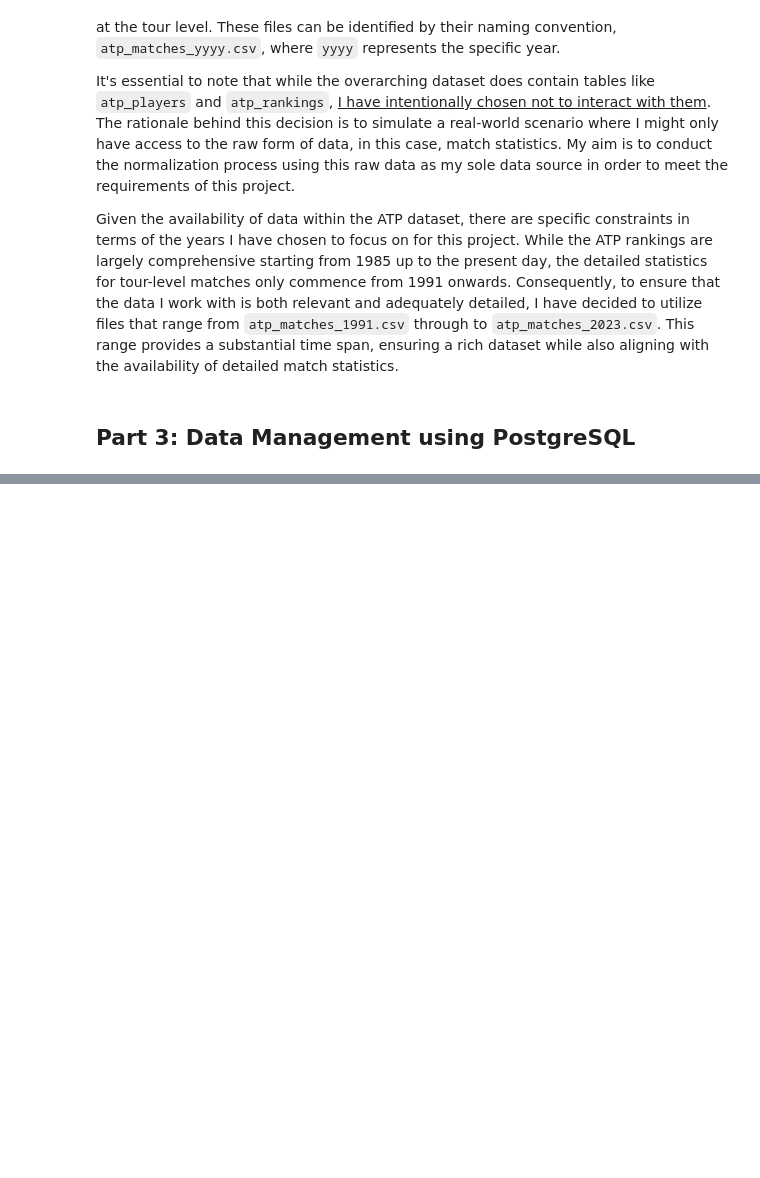
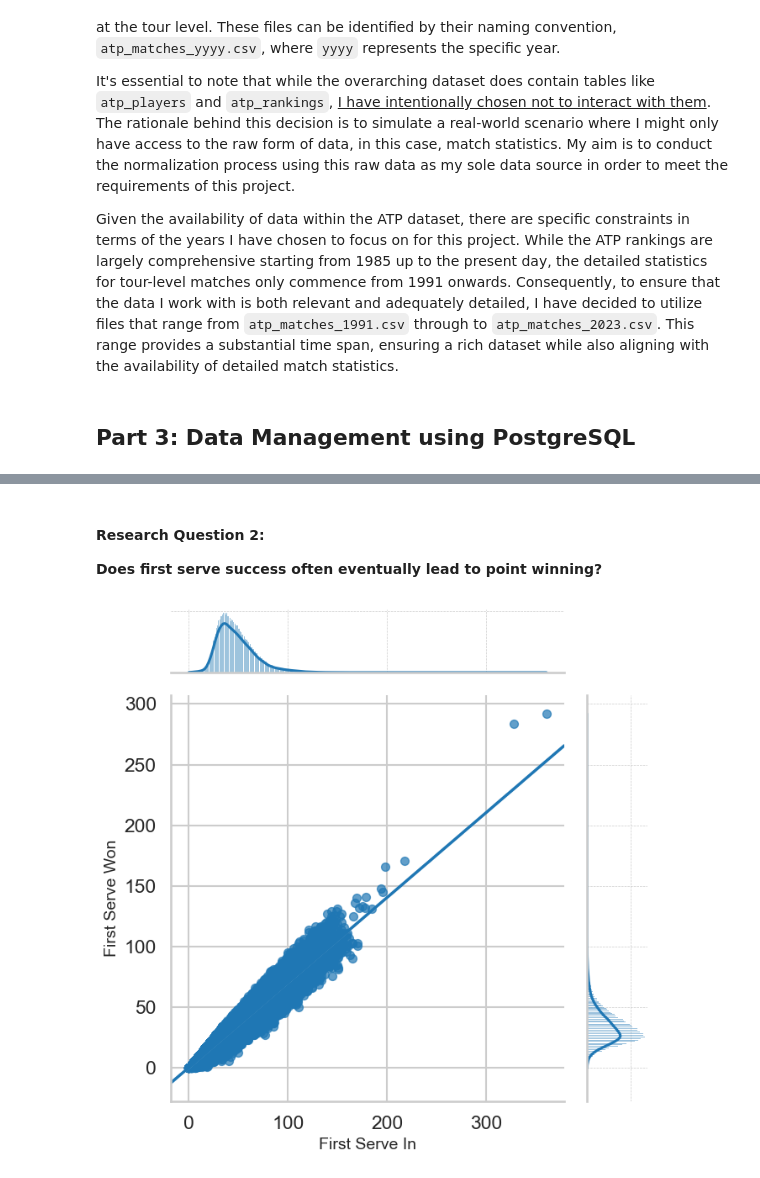
Before and after one commit to dangvohiep/dam_project1, a Jupyter notebook: H_Dang_Project1.ipynb, the cells around one changed output, grey strips where cells are left out. Saved outputs shown, nothing was run; the diff lists cells and outputs as text; code cells hidden in the pictures; blank space fills up the shorter version.

```diff
--- a/H_Dang_Project1.ipynb
+++ b/H_Dang_Project1.ipynb
@@ -111,0 +785,63 @@ display.Image("")
+# %% [markdown]
+#### Research Question 2:
+<b>Does first serve success often eventually lead to point winning?<b>
+# %%
+# Define a function to split a string at the first underscore and return the second portion;
+# if there's no underscore, return the string as it is.
+rename_function = lambda x: x.split('_', maxsplit=1)[1] if '_' in x else x
+
+# Extract relevant columns for winners and rename them using the previously defined function
+winner_table = table[[
+    'season',
+    'winner_first_serve_in',
+    'winner_first_serve_won'
+]]
+winner_table = winner_table.rename(rename_function, axis=1)
+# Add a column to label the data as 'winner'
+winner_table['type'] = 'winner'
+
+# Extract relevant columns for losers and rename them similarly
+loser_table = table[[
+    'season',
+    'loser_first_serve_in',
+    'loser_first_serve_won'
+]]
+loser_table = loser_table.rename(rename_function, axis=1)
+# Add a column to label the data as 'loser'
+loser_table['type'] = 'loser'
+
+# Merge both winner and loser tables vertically and drop any rows with missing data
+analysis_table = pd.concat(
+    [winner_table, loser_table],
+    axis=0
+).dropna(how='any')
+
+# Set the Seaborn plot style to "whitegrid"
+sns.set_style("whitegrid")
+# Set Seaborn plot context to "talk" which is optimal for presentations;
+sns.set_context("talk")
+
+# Create a jointplot to visualize the relationship between 'first_serve_in' and 'first_serve_won'
+jp = sns.jointplot(
+    x="first_serve_in",
+    y="first_serve_won",
+    data=analysis_table,
+    kind="reg",
+    truncate=False,
+    height=7,
+    scatter_kws={'s': 50, 'alpha': 0.7},
+    line_kws={'linewidth': 2.5}
+)
+
+# Adjust plot labels
+jp.ax_joint.set_xlabel("First Serve In", fontsize=14)
+jp.ax_joint.set_ylabel("First Serve Won", fontsize=14)
+# Adds dashed gridlines to the histograms on the top and right side of the jointplot
+jp.ax_marg_x.grid(True, which="both", linestyle="--", linewidth=0.5)
+jp.ax_marg_y.grid(True, which="both", linestyle="--", linewidth=0.5)
+
+# Display the plots
+plt.tight_layout()
+plt.show()
+# %% [output]
+[figure, added]
```
Also changed, not shown: parts of 46 cells of this notebook, 3 other files.
